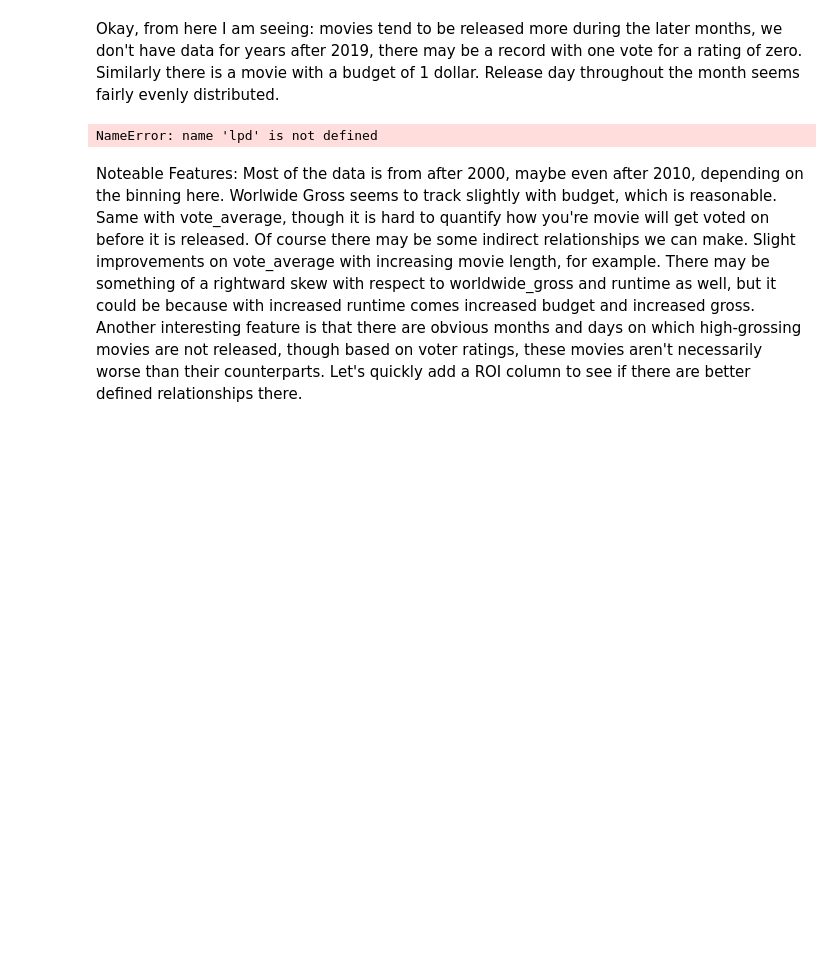
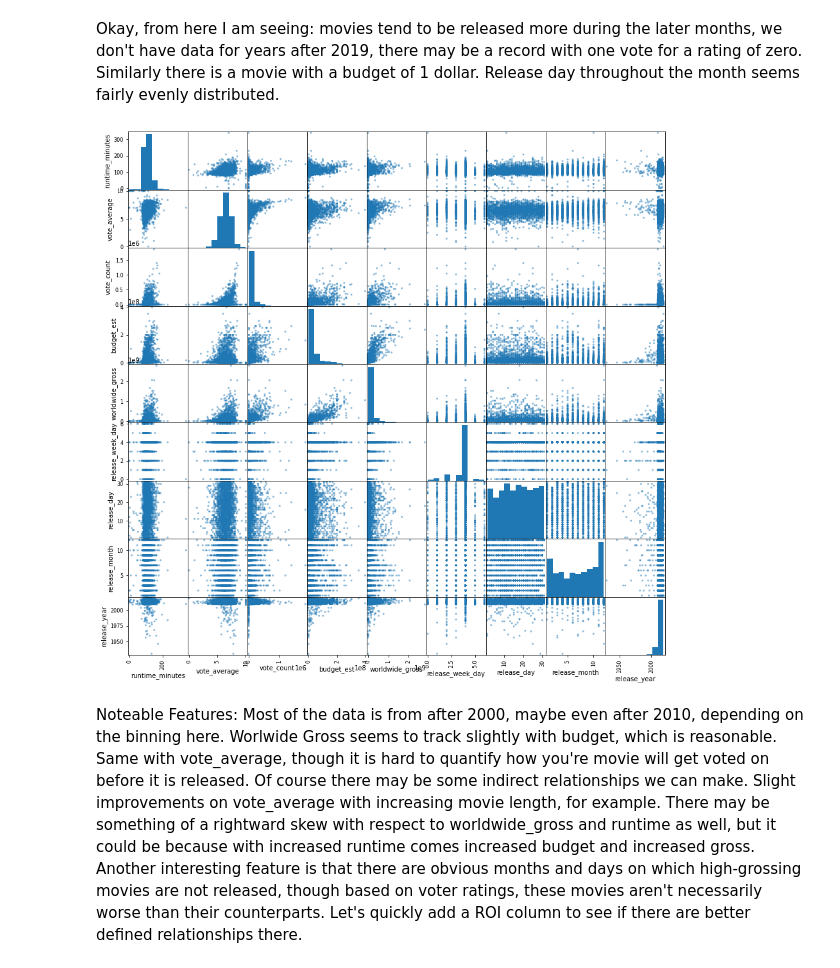
Before and after one commit to mattlegro/MovieReleaseAnalysis, a Jupyter notebook: analysis.ipynb, the cells around one changed output. Saved outputs shown, nothing was run; the diff lists cells and outputs as text; code cells hidden in the pictures; blank space fills up the shorter version.

```diff
--- a/analysis.ipynb
+++ b/analysis.ipynb
@@ -53,9 +53,9 @@ movie_collection.describe()
 # %% [markdown]
 Okay, from here I am seeing: movies tend to be released more during the later months, we don't have data for years after 2019, there may be a record with one vote for a rating of zero. Similarly there is a movie with a budget of 1 dollar. Release day throughout the month seems fairly evenly distributed.
 # %%
-lpd.plotting.scatter_matrix(movie_collection,figsize =(15,15));
+pd.plotting.scatter_matrix(movie_collection,figsize =(15,15));
 # %% [output]
-NameError: name 'lpd' is not defined
+[figure, added]
 # %% [markdown]
 Noteable Features: Most of the data is from after 2000, maybe even after 2010, depending on the binning here. Worlwide Gross seems to track slightly with budget, which is reasonable. Same with vote_average, though it is hard to quantify how you're movie will get voted on before it is released. Of course there may be some indirect relationships we can make. Slight improvements on vote_average with increasing movie length, for example. There may be something of a rightward skew with respect to worldwide_gross and runtime as well, but it could be because with increased runtime comes increased budget and increased gross. Another interesting feature is that there are obvious months and days on which high-grossing movies are not released, though based on voter ratings, these movies aren't necessarily worse than their counterparts. Let's quickly add a ROI column to see if there are better defined relationships there.
 # %%
```
Also changed, not shown: parts of 12 cells of this notebook.
